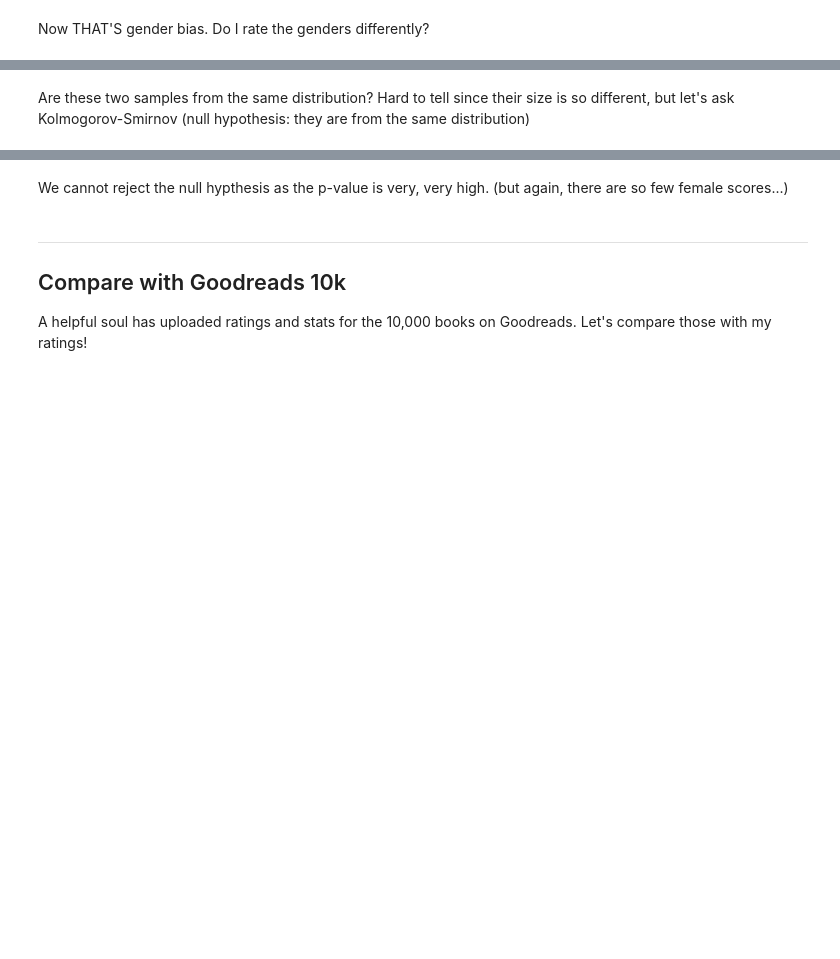
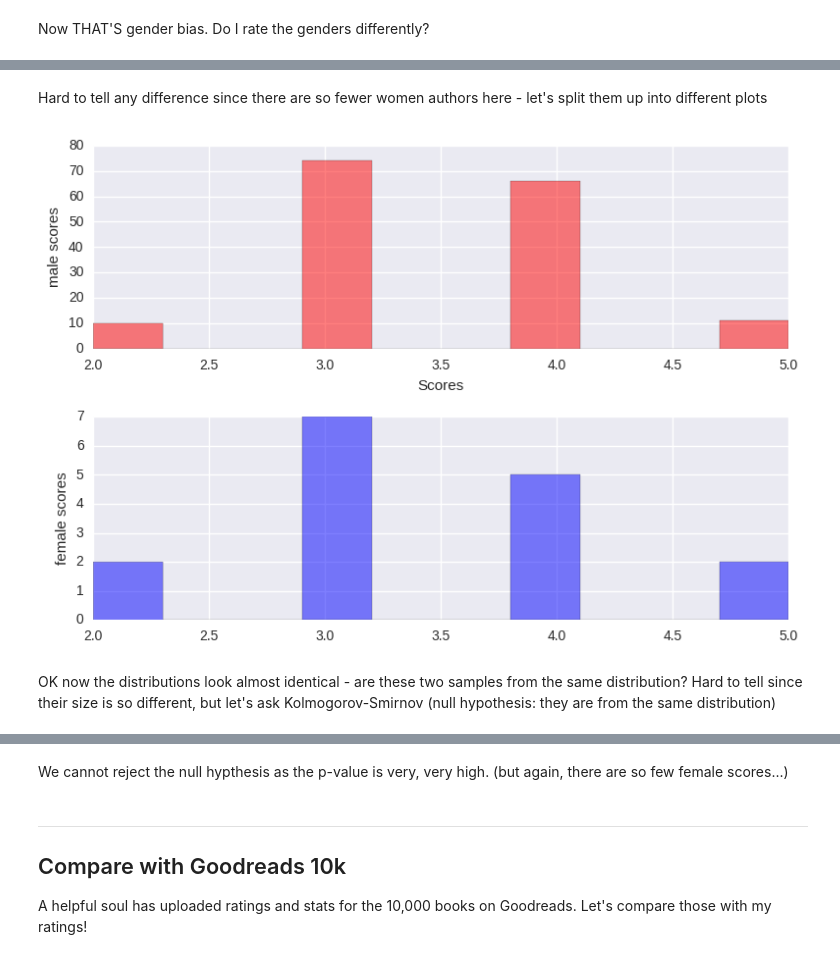
Before and after one commit to philippbayer/Goodreads_visualization, a Jupyter notebook: README.ipynb, the cells around one changed output, grey strips where cells are left out. Cells and saved outputs as stored; diff of their text form; code cells hidden in the pictures; blank space fills up the shorter version.

```diff
--- a/README.ipynb
+++ b/README.ipynb
@@ -377,5 +370,21 @@ plt.hist([male_scores, female_scores], color=['r','b'], alpha=0.5)
+# %% [markdown]
+Hard to tell any difference since there are so fewer women authors here - let's split them up into different plots
+# %%
+fig, axes = plt.subplots(2,1)
+
+axes[0].hist(male_scores, color='r', alpha=0.5)
+axes[0].set_xlabel('Scores')
+# Make the y-axis label, ticks and tick labels match the line color.
+axes[0].set_ylabel('male scores')
+
+axes[1].hist(female_scores, color='b', alpha=0.5)
+axes[1].set_ylabel('female scores')
+
+fig.tight_layout()
+# %% [output]
+[figure, added]
 # %% [markdown]
-Are these two samples from the same distribution? Hard to tell since their size is so different, but let's ask Kolmogorov-Smirnov (null hypothesis: they are from the same distribution)
+OK now the distributions look almost identical - are these two samples from the same distribution? Hard to tell since their size is so different, but let's ask Kolmogorov-Smirnov (null hypothesis: they are from the same distribution)
 # %%
 scipy.stats.ks_2samp(male_scores, female_scores)
 # %% [output]
```
Also changed, not shown: parts of 19 cells of this notebook, 1 other file.
